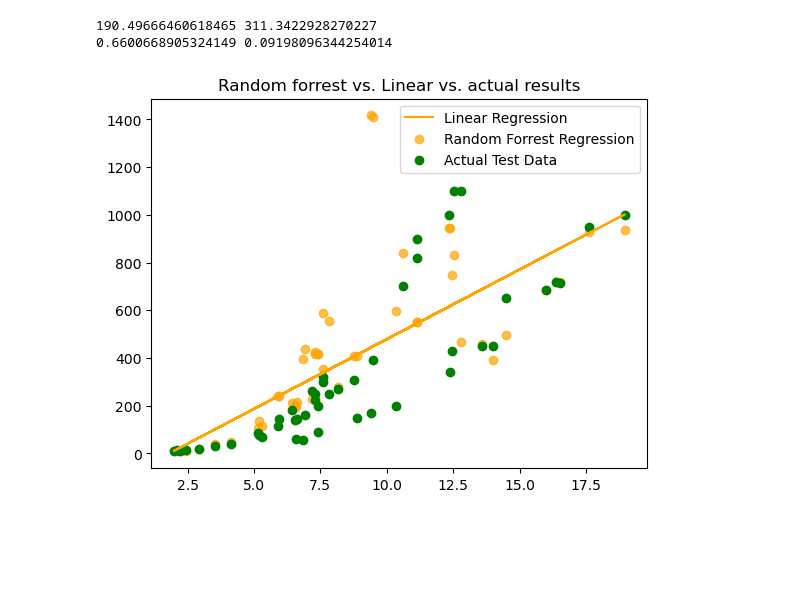
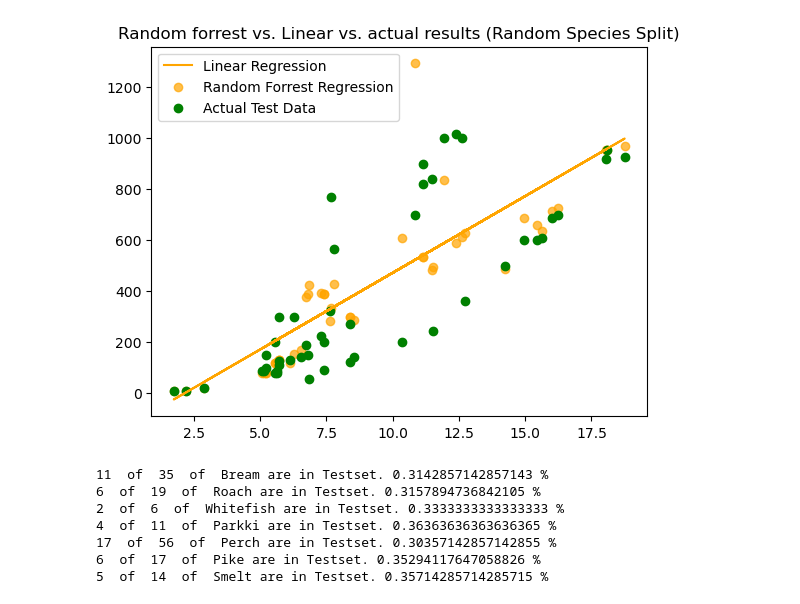
Before and after one commit to JuHeinz/OMMI_DataScience, a Jupyter notebook: Homework 8/Homework 8.ipynb, the cells around one changed output. Drawn from its saved outputs; the diff is of its cells as text; code cells hidden in the pictures; blank space fills up the shorter version.

```diff
--- a/Homework 8/Homework 8.ipynb
+++ b/Homework 8/Homework 8.ipynb
@@ -65,29 +66,24 @@ lrPrediction = lr.predict(X_test.values.reshape(-1,1))
 lrRMSE = mean_squared_error(y_test.values, lrPrediction, squared=False)
 rfrRMSE = mean_squared_error(y_test.values, rfrPrediction, squared=False)
 
-print(lrRMSE, rfrRMSE)
+
 
 lrR2 = lr.score(X_test.values.reshape(-1,1),y_test.values)
 rfrR2 = rfr.score(X_test.values.reshape(-1,1),y_test.values)
-
-print(lrR2,rfrR2)
-# %% [output]
-190.49666460618465 311.3422928270227
-0.6600668905324149 0.09198096344254014
 # %%
 #4 Visualized the predictions and compare the method (y_pred vs y_test)
 
 #plot lr  prediction
 plt.plot(X_test, lrPrediction, label="Linear Regression", color="orange")
 
 #plot rfr prediction
 plt.scatter(X_test, rfrPrediction, label="Random Forrest Regression", color="orange", alpha=0.7)
 
 #plot actual data
 plt.scatter(X_test, y_test, label="Actual Test Data", color="green")
 
 plt.legend()
-plt.title("Random forrest vs. Linear vs. actual results")
+plt.title("Random forrest vs. Linear vs. actual results (Random Species Split)")
 plt.show()
 # %% [output]
-[figure, old version]
+[figure, new version]
@@ -106,0 +90,45 @@ plt.show()
+# %%
+#Task 2
+#5. Change the training-test split setting, with the 70/30 principle for each species.
+# #That means, in any of the species, there needs to be 70% of the sample in the training set, and 30% of the sample in the test set.
+
+#find all unqiue species
+listOfSpecies = df["Species"].unique()
+
+#create two empty dataframe which will be filled later
+newTrain = pd.DataFrame()
+newTest = pd.DataFrame()
+
+#iterate through df for each species
+for species in listOfSpecies:
+    #create dataset with only data for that species
+    speciesData = df[df["Species"] == species]
+
+    #use train_test_split on the speciesData
+    trainSpecies, testSpecies = train_test_split(speciesData, test_size=0.3)
+
+    #append to previously created dataframes
+    newTrain = newTrain.append(trainSpecies)
+    newTest = newTest.append(testSpecies)
+
+
+#Test if its distrubuted correctly
+for species in listOfSpecies:
+    totalAmount = df[df["Species"]== species]
+    inTestSet = newTest[newTest["Species"] == species]
+    print(len(inTestSet.index), " of ", len(totalAmount.index), " of ", species, "are in Testset.",  len(inTestSet.index) / len(totalAmount.index), "%")
+
+#split into X and y
+X_train_new = newTrain["Height"].values.reshape(-1, 1)
+y_train_new = newTrain["Weight"].values
+
+X_test_new = newTest["Height"].values.reshape(-1, 1)
+y_test_new = newTest["Weight"].values
+# %% [output]
+11  of  35  of  Bream are in Testset. 0.3142857142857143 %
+6  of  19  of  Roach are in Testset. 0.3157894736842105 %
+2  of  6  of  Whitefish are in Testset. 0.3333333333333333 %
+4  of  11  of  Parkki are in Testset. 0.36363636363636365 %
+17  of  56  of  Perch are in Testset. 0.30357142857142855 %
+6  of  17  of  Pike are in Testset. 0.35294117647058826 %
+5  of  14  of  Smelt are in Testset. 0.35714285714285715 %
```
Also changed, not shown: parts of 8 cells of this notebook.
